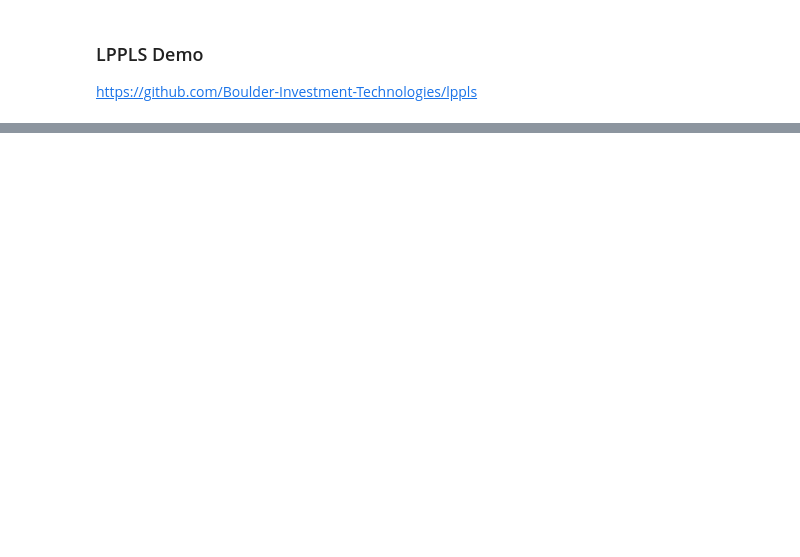
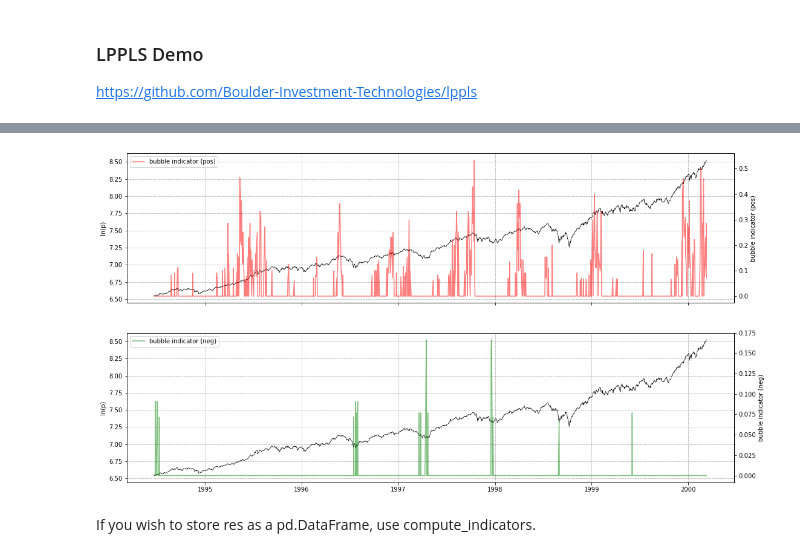
Before and after one commit to Tinspaceandrew/Jupyter-Sharing, a Jupyter notebook: LPPLS demo.ipynb, the cells around one changed output, grey strips where cells are left out. Drawn from its saved outputs; the diff is of its cells as text; code cells hidden in the pictures; blank space fills up the shorter version.

```diff
--- a/LPPLS demo.ipynb
+++ b/LPPLS demo.ipynb
@@ -43,0 +44,18 @@ lppls_model.plot_fit()
+# %%
+# compute the confidence indicator
+res = lppls_model.mp_compute_nested_fits(
+    workers=8,
+    window_size=120,
+    smallest_window_size=30,
+    outer_increment=1,
+    inner_increment=5,
+    max_searches=25,
+    # filter_conditions_config={} # not implemented in 0.6.x
+)
+
+lppls_model.plot_confidence_indicators(res)
+# should give a plot like the following...
+# %% [output]
+[figure, added]
+# %% [markdown]
+If you wish to store res as a pd.DataFrame, use compute_indicators.
```
Also changed, not shown: parts of 3 cells of this notebook.
